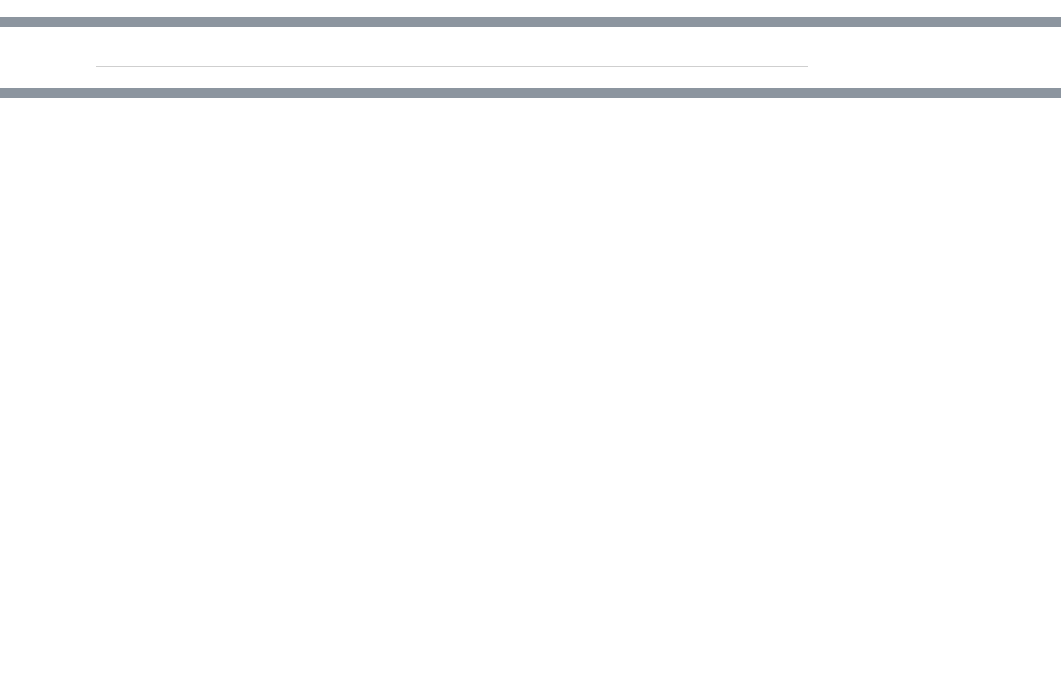
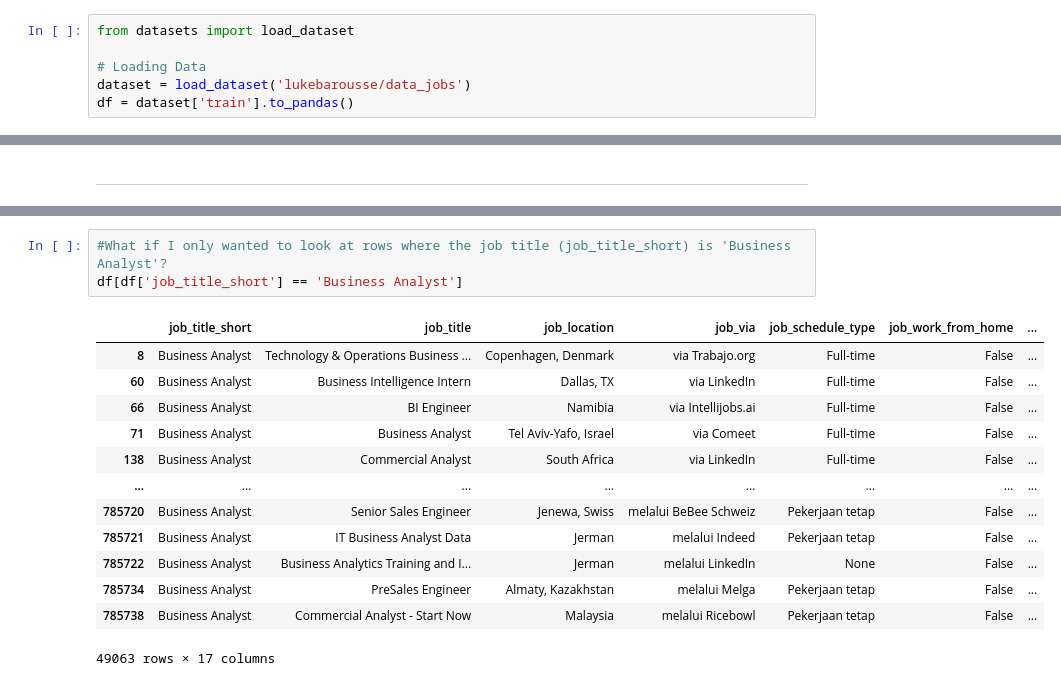
Before and after one commit to Shubham11122/Python-practice, a Jupyter notebook: 4_Problems/1_23_Pandas Intro.ipynb, the cells around one changed output, grey strips where cells are left out. Drawn from its saved outputs; the diff is of its cells as text; blank space fills up the shorter version.

```diff
--- a/4_Problems/1_23_Pandas Intro.ipynb
+++ b/4_Problems/1_23_Pandas Intro.ipynb
@@ -4,0 +14,6 @@
+# %%
+from datasets import load_dataset
+
+# Loading Data
+dataset = load_dataset('lukebarousse/data_jobs')
+df = dataset['train'].to_pandas()
@@ -20,0 +271,17 @@
+# %%
+#What if I only wanted to look at rows where the job title (job_title_short) is 'Business Analyst'?
+df[df['job_title_short'] == 'Business Analyst']
+# %% [output]
+|  | job_title_short | job_title | job_location | job_via | job_schedule_type | job_work_from_home | ... |
+| 8 | Business Analyst | Technology & Operations Business ... | Copenhagen, Denmark | via Trabajo.org | Full-time | False | ... |
+| 60 | Business Analyst | Business Intelligence Intern | Dallas, TX | via LinkedIn | Full-time | False | ... |
+| 66 | Business Analyst | BI Engineer | Namibia | via Intellijobs.ai | Full-time | False | ... |
+| 71 | Business Analyst | Business Analyst | Tel Aviv-Yafo, Israel | via Comeet | Full-time | False | ... |
+| 138 | Business Analyst | Commercial Analyst | South Africa | via LinkedIn | Full-time | False | ... |
+| ... | ... | ... | ... | ... | ... | ... | ... |
+| 785720 | Business Analyst | Senior Sales Engineer | Jenewa, Swiss | melalui BeBee Schweiz | Pekerjaan tetap | False | ... |
+| 785721 | Business Analyst | IT Business Analyst Data | Jerman | melalui Indeed | Pekerjaan tetap | False | ... |
+| 785722 | Business Analyst | Business Analytics Training and I... | Jerman | melalui LinkedIn | None | False | ... |
+| 785734 | Business Analyst | PreSales Engineer | Almaty, Kazakhstan | melalui Melga | Pekerjaan tetap | False | ... |
+| 785738 | Business Analyst | Commercial Analyst - Start Now | Malaysia | melalui Ricebowl | Pekerjaan tetap | False | ... |
+49063 rows × 17 columns
```
Also changed, not shown: parts of 53 cells of this notebook.
